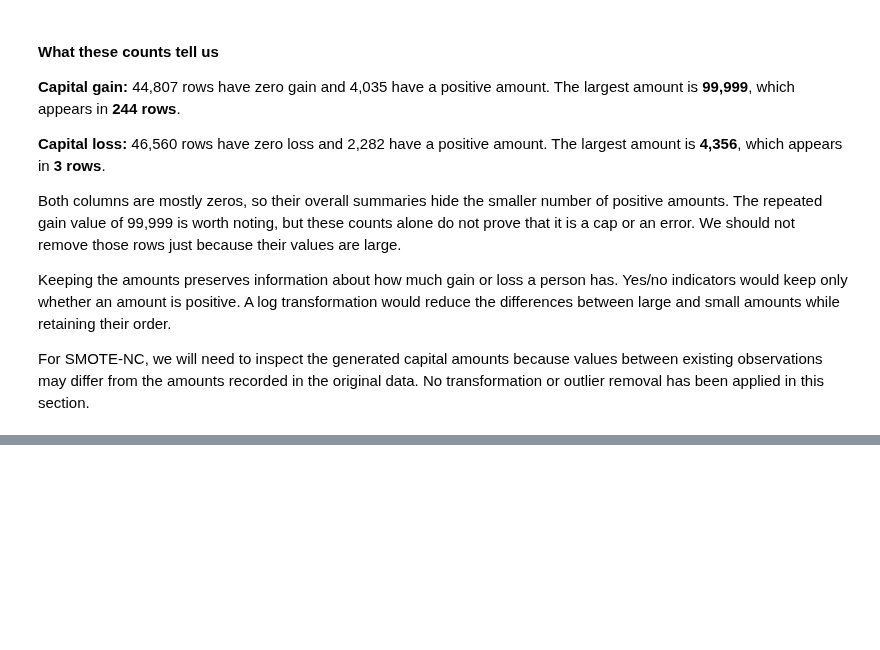
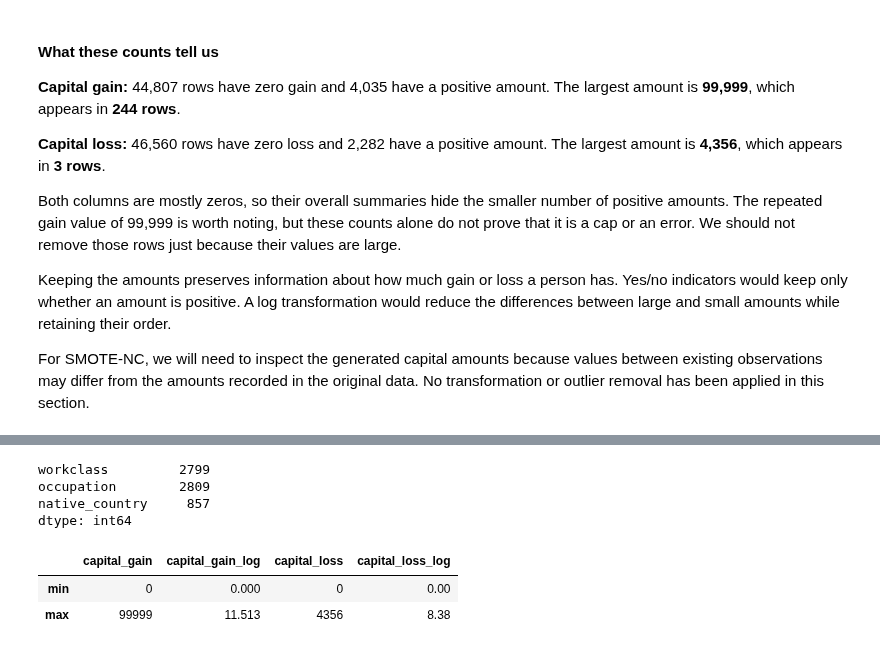
Before and after one commit to jessicabrinegar/data-mining-project, a Jupyter notebook: Phase3_EDA_Brinegar.ipynb, the cells around one changed output, grey strips where cells are left out. Cells and saved outputs as stored; diff of their text form; code cells hidden in the pictures; blank space fills up the shorter version.

```diff
--- a/Phase3_EDA_Brinegar.ipynb
+++ b/Phase3_EDA_Brinegar.ipynb
@@ -386,0 +523,25 @@ For SMOTE-NC, we will need to inspect the generated capital amounts because valu
+# %%
+import numpy as np
+
+# Replace the ? markers with their own Unknown category
+unknown_cols = ["workclass", "occupation", "native_country"]
+prep[unknown_cols] = prep[unknown_cols].replace("?", "Unknown")
+print(prep[unknown_cols].eq("Unknown").sum())
+assert not prep.eq("?").any().any()
+
+# Drop the census sampling weight
+prep = prep.drop(columns="fnlwgt")
+
+# Log transform the capital columns, then drop the raw amounts
+for column in ["capital_gain", "capital_loss"]:
+    prep[f"{column}_log"] = np.log1p(prep[column])
+display(prep[["capital_gain", "capital_gain_log", "capital_loss", "capital_loss_log"]].agg(["min", "max"]).round(3))
+prep = prep.drop(columns=["capital_gain", "capital_loss"])
+# %% [output]
+workclass         2799
+occupation        2809
+native_country     857
+dtype: int64
+|  | capital_gain | capital_gain_log | capital_loss | capital_loss_log |
+| min | 0 | 0.000 | 0 | 0.00 |
+| max | 99999 | 11.513 | 4356 | 8.38 |
```
Also changed, not shown: parts of 15 cells of this notebook, 1 other file.
